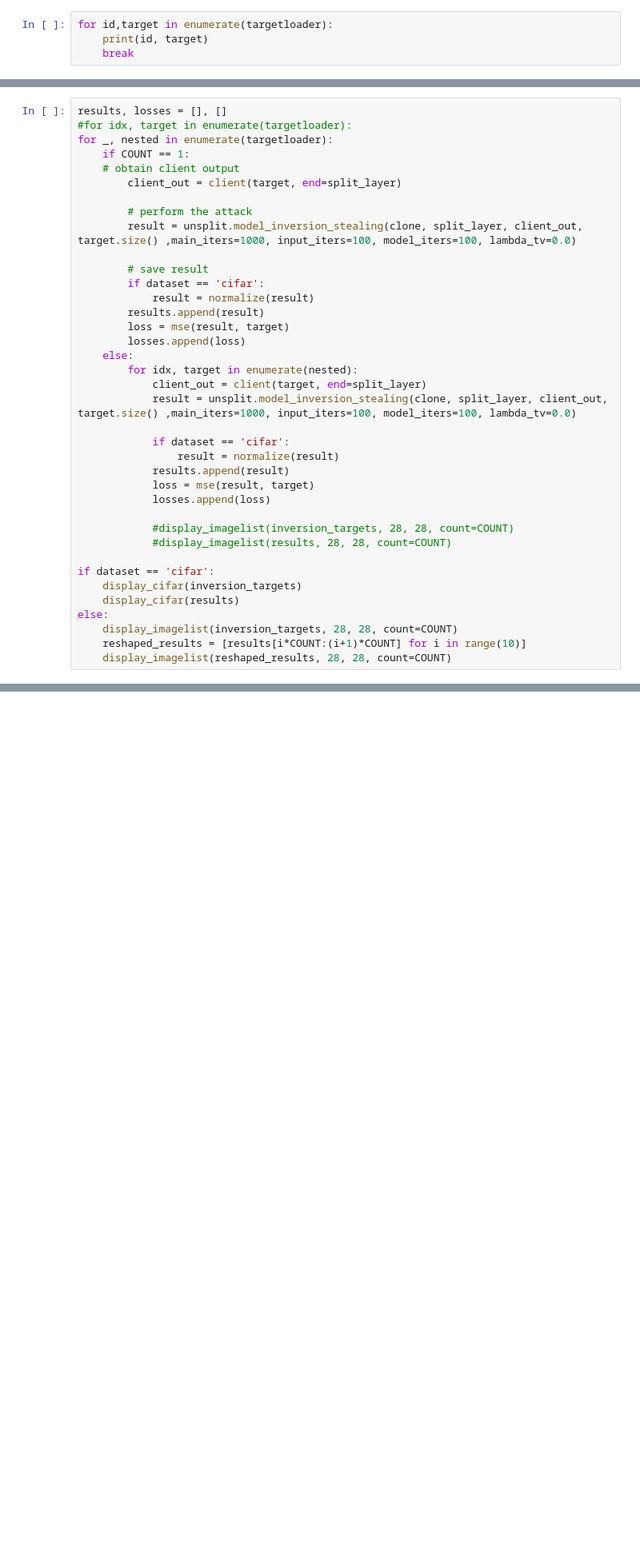
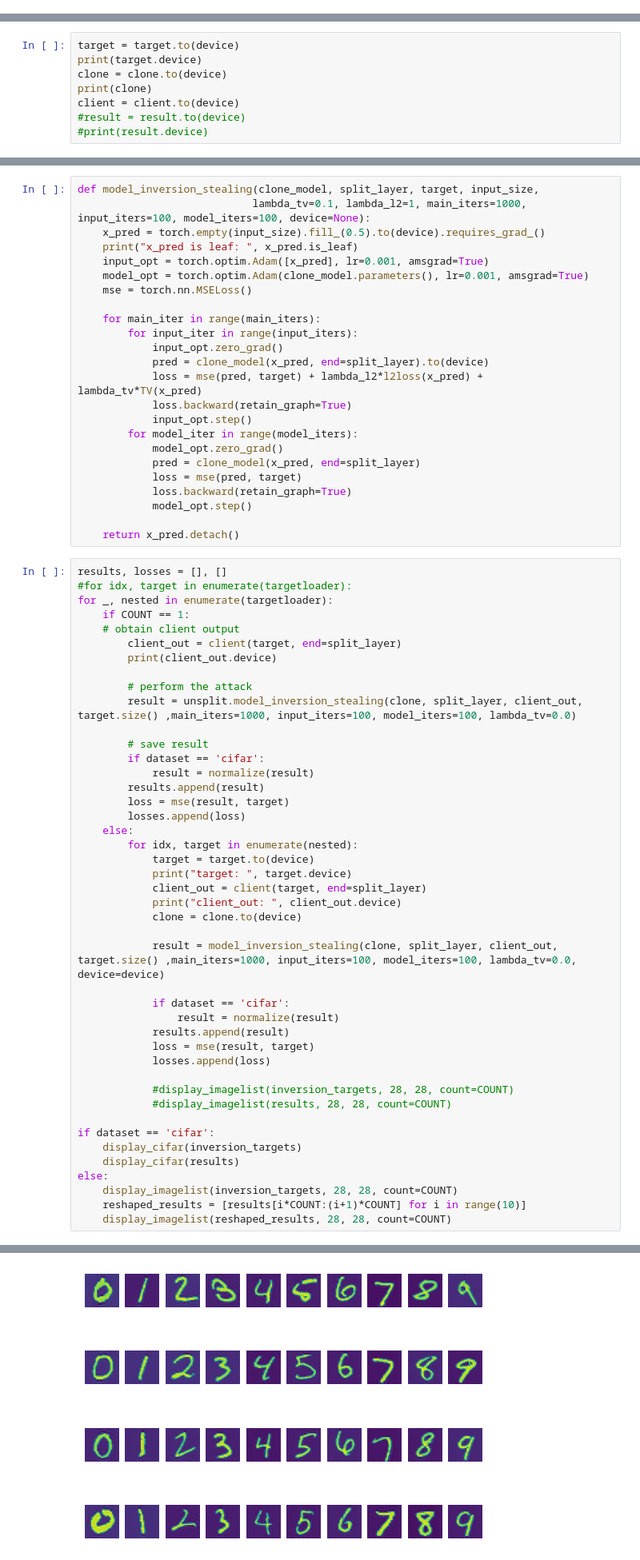
Before and after one commit to Andron00e/private-knowledge, a Jupyter notebook: unsplit/model_inversion_stealing.ipynb, the cells around one changed output, grey strips where cells are left out. Shown at 80% size. Saved outputs shown, nothing was run; the diff lists cells and outputs as text; blank space fills up the shorter version.

```diff
--- a/unsplit/model_inversion_stealing.ipynb
+++ b/unsplit/model_inversion_stealing.ipynb
@@ -107,7 +114,3 @@ display_imagelist(inversion_targets, 28, 28, count=COUNT)
 We now launch the attack, iterating over the examples from the previous cell.
 
 You can change the `main_iters`, `input_iters`, and `model_iters` variables to observe how the attack performs under different configurations.
-# %%
-for id,target in enumerate(targetloader):
-    print(id, target)
-    break
@@ -346,3 +331,11 @@ else:
 [figure]
 # %% [markdown]
 without total variation
+# %%
+target = target.to(device)
+print(target.device)
+clone = clone.to(device)
+print(clone)
+client = client.to(device)
+#result = result.to(device)
+#print(result.device)
@@ -349,3 +357,27 @@ without total variation
+# %%
+def model_inversion_stealing(clone_model, split_layer, target, input_size,
+                            lambda_tv=0.1, lambda_l2=1, main_iters=1000, input_iters=100, model_iters=100, device=None):
+    x_pred = torch.empty(input_size).fill_(0.5).to(device).requires_grad_()
+    print("x_pred is leaf: ", x_pred.is_leaf)
+    input_opt = torch.optim.Adam([x_pred], lr=0.001, amsgrad=True)
+    model_opt = torch.optim.Adam(clone_model.parameters(), lr=0.001, amsgrad=True)
+    mse = torch.nn.MSELoss()
+
+    for main_iter in range(main_iters):
+        for input_iter in range(input_iters):
+            input_opt.zero_grad()
+            pred = clone_model(x_pred, end=split_layer).to(device)
+            loss = mse(pred, target) + lambda_l2*l2loss(x_pred) + lambda_tv*TV(x_pred)
+            loss.backward(retain_graph=True)
+            input_opt.step()
+        for model_iter in range(model_iters):
+            model_opt.zero_grad()
+            pred = clone_model(x_pred, end=split_layer)
+            loss = mse(pred, target)
+            loss.backward(retain_graph=True)
+            model_opt.step()
+
+    return x_pred.detach()
 # %%
 results, losses = [], []
 #for idx, target in enumerate(targetloader):
@@ -353,6 +385,7 @@ for _, nested in enumerate(targetloader):
     if COUNT == 1:
     # obtain client output
         client_out = client(target, end=split_layer)
+        print(client_out.device)
 
         # perform the attack
         result = unsplit.model_inversion_stealing(clone, split_layer, client_out, target.size() ,main_iters=1000, input_iters=100, model_iters=100, lambda_tv=0.0)
@@ -365,8 +398,13 @@ for _, nested in enumerate(targetloader):
         losses.append(loss)
     else:
         for idx, target in enumerate(nested):
+            target = target.to(device)
+            print("target: ", target.device)
             client_out = client(target, end=split_layer)
-            result = unsplit.model_inversion_stealing(clone, split_layer, client_out, target.size() ,main_iters=1000, input_iters=100, model_iters=100, lambda_tv=0.0)
+            print("client_out: ", client_out.device)
+            clone = clone.to(device)
+
+            result = model_inversion_stealing(clone, split_layer, client_out, target.size() ,main_iters=1000, input_iters=100, model_iters=100, lambda_tv=0.0, device=device)
 
             if dataset == 'cifar':
                 result = normalize(result)
@@ -389,3 +444,4 @@ KeyboardInterrupt:
+[figure, added]
 # %% [markdown]
 without l2
 # %%
```
Also changed, not shown: parts of 7 cells of this notebook.
